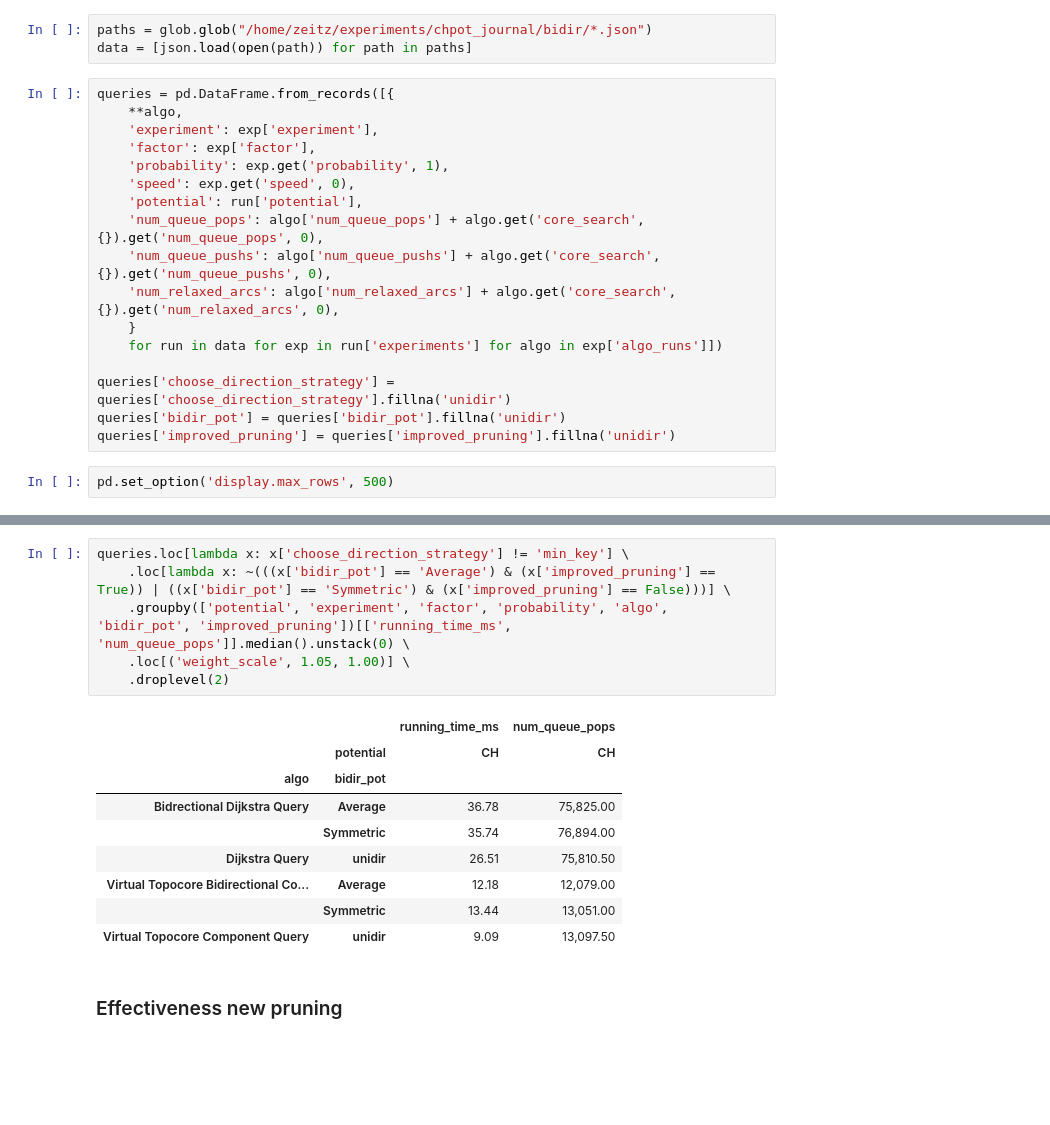
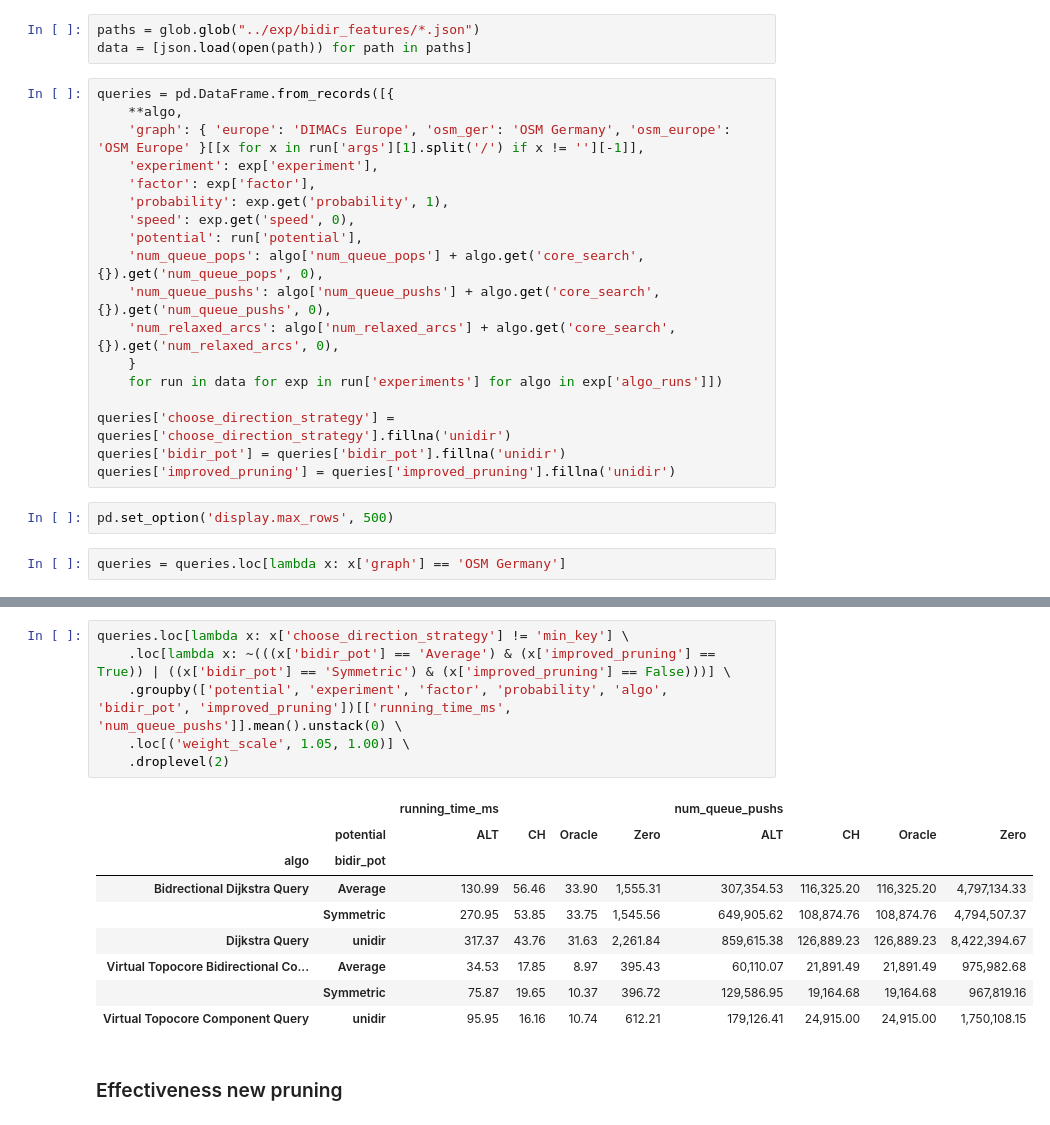
Before and after one commit to kit-algo/ch_potentials, a Jupyter notebook: eval/bidir_features_all.ipynb, the cells around one changed output, grey strips where cells are left out. Cells and saved outputs as stored; diff of their text form; blank space fills up the shorter version.

```diff
--- a/eval/bidir_features_all.ipynb
+++ b/eval/bidir_features_all.ipynb
@@ -14,11 +14,12 @@ import json
 import glob
 import os
 # %%
-paths = glob.glob("/home/zeitz/experiments/chpot_journal/bidir/*.json")
+paths = glob.glob("../exp/bidir_features/*.json")
 data = [json.load(open(path)) for path in paths]
 # %%
 queries = pd.DataFrame.from_records([{
     **algo,
+    'graph': { 'europe': 'DIMACs Europe', 'osm_ger': 'OSM Germany', 'osm_europe': 'OSM Europe' }[[x for x in run['args'][1].split('/') if x != ''][-1]],
     'experiment': exp['experiment'],
     'factor': exp['factor'],
     'probability': exp.get('probability', 1),
@@ -35,4 +36,6 @@ queries['bidir_pot'] = queries['bidir_pot'].fillna('unidir')
 queries['improved_pruning'] = queries['improved_pruning'].fillna('unidir')
 # %%
 pd.set_option('display.max_rows', 500)
+# %%
+queries = queries.loc[lambda x: x['graph'] == 'OSM Germany']
 # %%
@@ -60,19 +63,19 @@ queries.groupby(['potential', 'experiment', 'factor', 'probability', 'algo', 'bi
 # %%
 queries.loc[lambda x: x['choose_direction_strategy'] != 'min_key'] \
     .loc[lambda x: ~(((x['bidir_pot'] == 'Average') & (x['improved_pruning'] == True)) | ((x['bidir_pot'] == 'Symmetric') & (x['improved_pruning'] == False)))] \
-    .groupby(['potential', 'experiment', 'factor', 'probability', 'algo', 'bidir_pot', 'improved_pruning'])[['running_time_ms', 'num_queue_pops']].median().unstack(0) \
+    .groupby(['potential', 'experiment', 'factor', 'probability', 'algo', 'bidir_pot', 'improved_pruning'])[['running_time_ms', 'num_queue_pushs']].mean().unstack(0) \
     .loc[('weight_scale', 1.05, 1.00)] \
     .droplevel(2)
 # %% [output]
-|  |  | running_time_ms | num_queue_pops |
-|  | potential | CH | CH |
-| algo | bidir_pot |  |  |
-| Bidrectional Dijkstra Query | Average | 36.78 | 75,825.00 |
-|  | Symmetric | 35.74 | 76,894.00 |
-| Dijkstra Query | unidir | 26.51 | 75,810.50 |
-| Virtual Topocore Bidirectional Co... | Average | 12.18 | 12,079.00 |
-|  | Symmetric | 13.44 | 13,051.00 |
-| Virtual Topocore Component Query | unidir | 9.09 | 13,097.50 |
+|  |  | running_time_ms |  |  |  | num_queue_pushs |  |  |  |
+|  | potential | ALT | CH | Oracle | Zero | ALT | CH | Oracle | Zero |
+| algo | bidir_pot |  |  |  |  |  |  |  |  |
+| Bidrectional Dijkstra Query | Average | 130.99 | 56.46 | 33.90 | 1,555.31 | 307,354.53 | 116,325.20 | 116,325.20 | 4,797,134.33 |
+|  | Symmetric | 270.95 | 53.85 | 33.75 | 1,545.56 | 649,905.62 | 108,874.76 | 108,874.76 | 4,794,507.37 |
+| Dijkstra Query | unidir | 317.37 | 43.76 | 31.63 | 2,261.84 | 859,615.38 | 126,889.23 | 126,889.23 | 8,422,394.67 |
+| Virtual Topocore Bidirectional Co... | Average | 34.53 | 17.85 | 8.97 | 395.43 | 60,110.07 | 21,891.49 | 21,891.49 | 975,982.68 |
+|  | Symmetric | 75.87 | 19.65 | 10.37 | 396.72 | 129,586.95 | 19,164.68 | 19,164.68 | 967,819.16 |
+| Virtual Topocore Component Query | unidir | 95.95 | 16.16 | 10.74 | 612.21 | 179,126.41 | 24,915.00 | 24,915.00 | 1,750,108.15 |
 # %% [markdown]
 ### Effectiveness new pruning
 # %%
```
Also changed, not shown: parts of 4 cells of this notebook, 4 other files.
